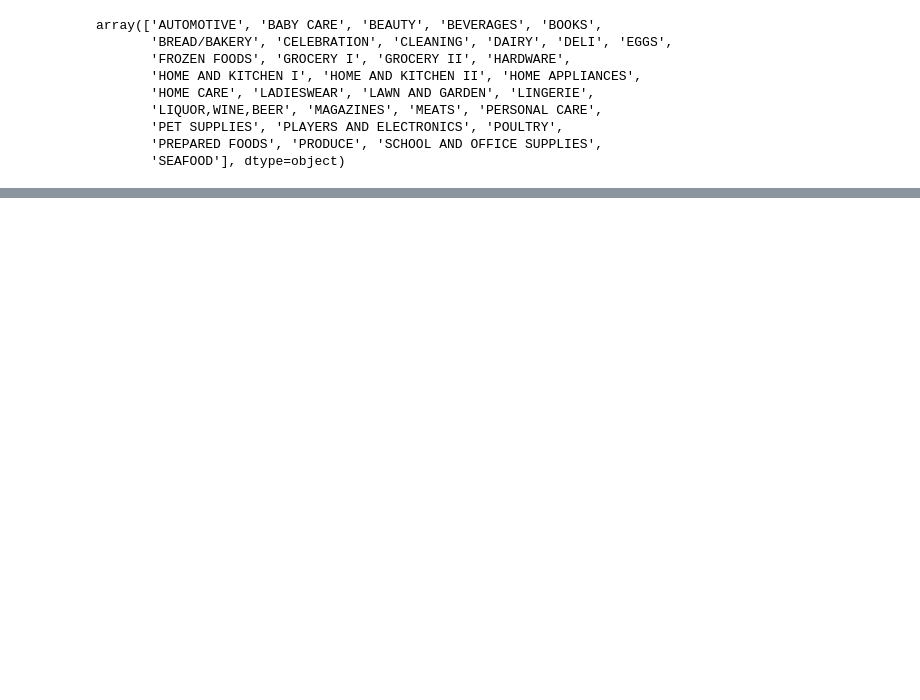
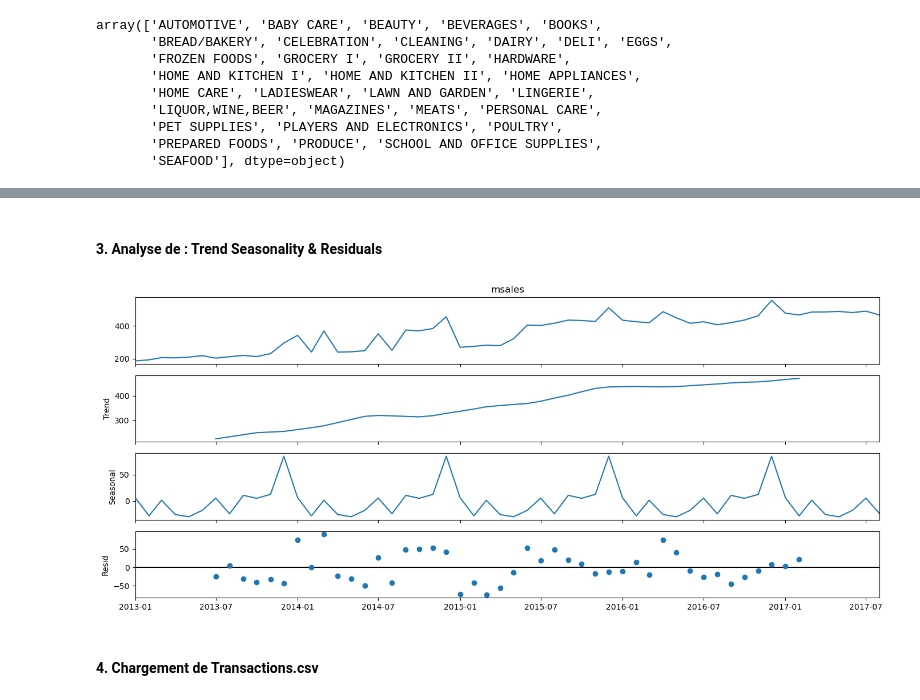
Before and after one commit to ikarioh/competiton_kaggle, a Jupyter notebook: 01_Exploration_&_Datavisualisation.ipynb, the cells around one changed output, grey strips where cells are left out. Cells and saved outputs as stored; diff of their text form; code cells hidden in the pictures; blank space fills up the shorter version.

```diff
--- a/01_Exploration_&_Datavisualisation.ipynb
+++ b/01_Exploration_&_Datavisualisation.ipynb
@@ -115,0 +157,16 @@ cluster - A grouping of similar stores.
+# %% [markdown]
+#### **3.  Analyse de : Trend Seasonality & Residuals**
+# %%
+t_series = train.groupby(['date'])['sales'].agg(['mean']).reset_index().rename(columns={'mean': 'msales'})
+t_series = t_series.set_index('date')
+sample = t_series['msales'].resample('MS').mean()
+decomposition = sm.tsa.seasonal_decompose(sample, model='additive')
+fig = decomposition.plot()
+fig.set_size_inches((14, 6))
+fig.tight_layout()
+plt.show()
+plt.close()
+# %% [output]
+[figure, added]
+# %% [markdown]
+#### **4.  Chargement de Transactions.csv**
```
Also changed, not shown: parts of 29 cells of this notebook.
